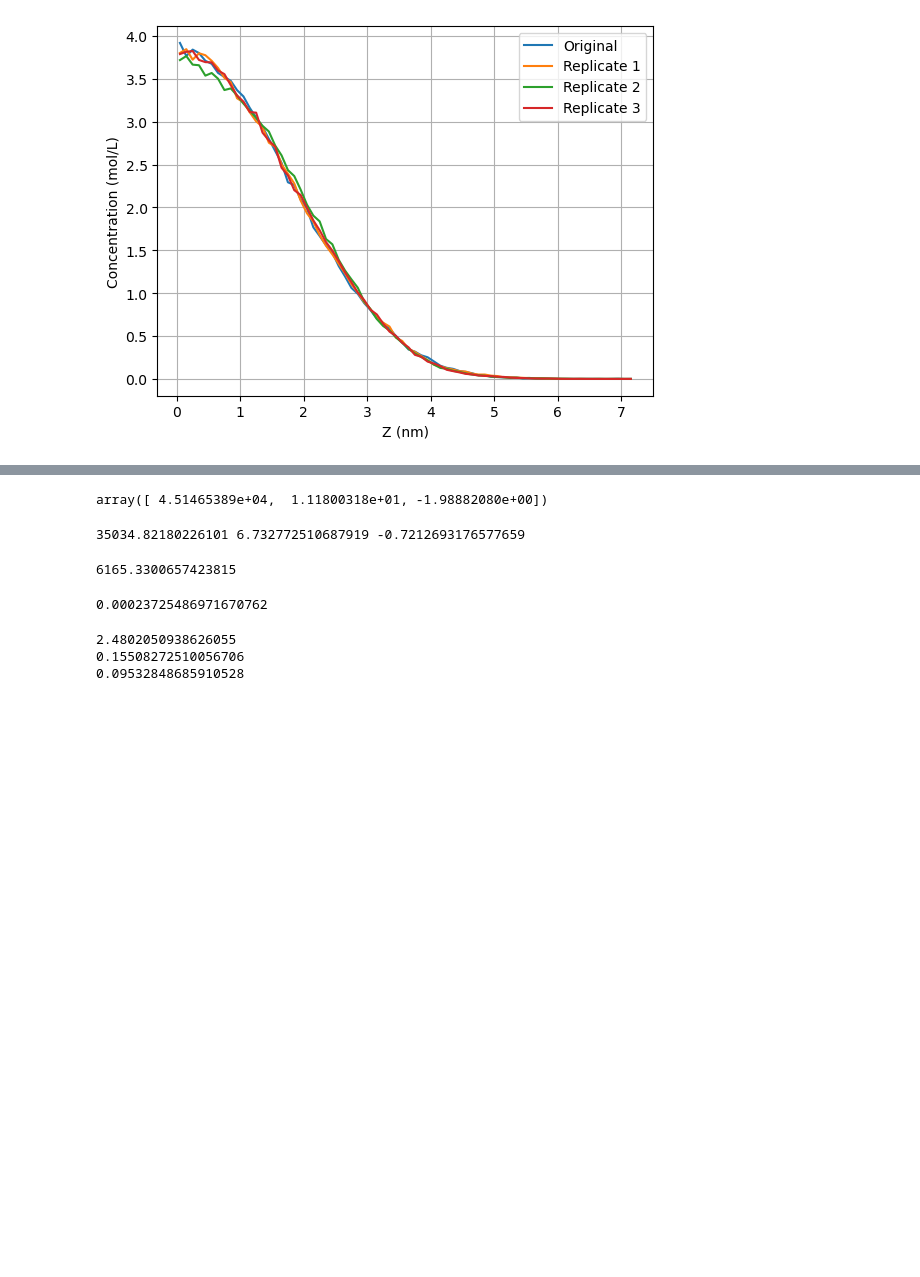
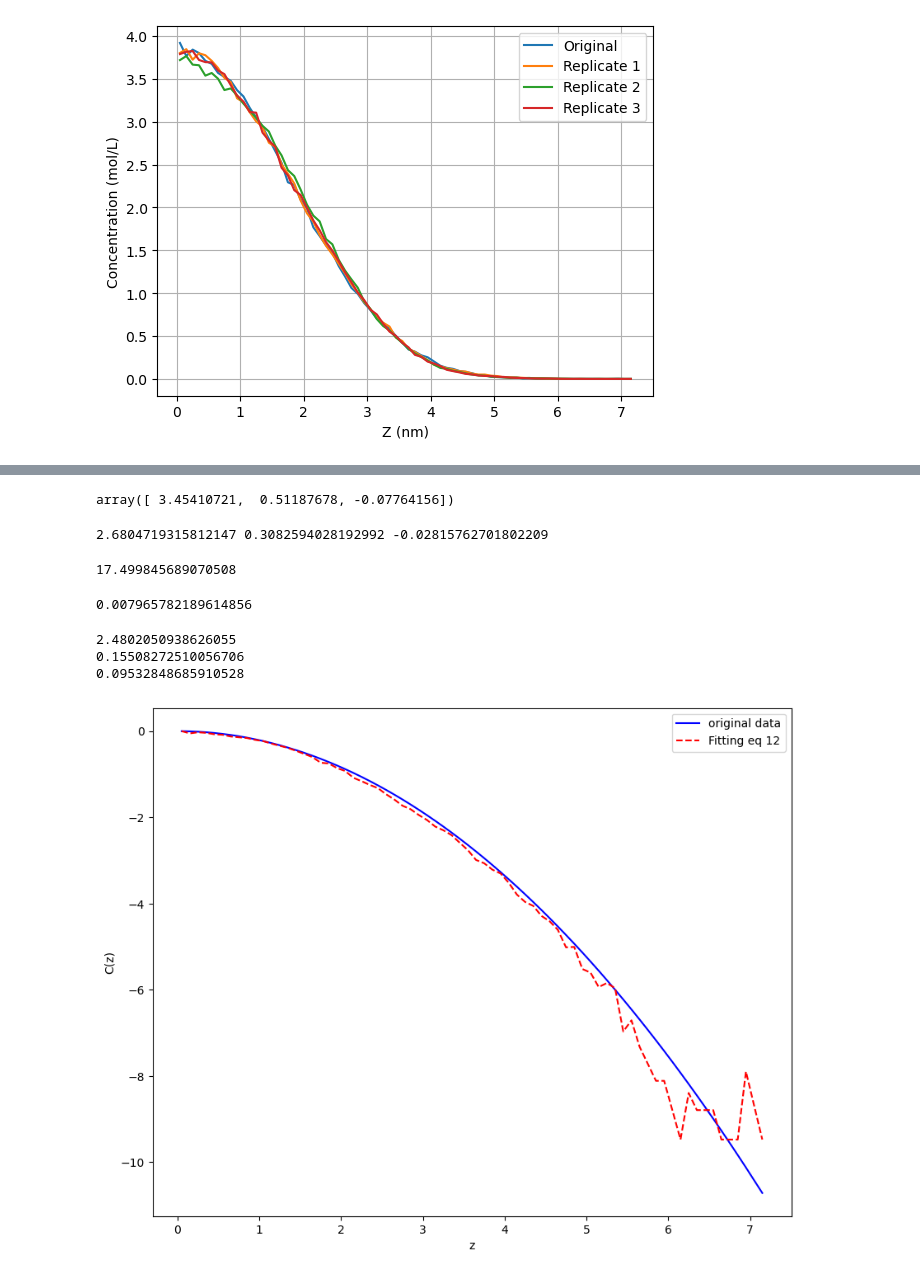
Before and after one commit to barmoral/forcebalance_hw, a Jupyter notebook: eq_12_fitting.ipynb, the cells around one changed output, grey strips where cells are left out. Cells and saved outputs as stored; diff of their text form; code cells hidden in the pictures; blank space fills up the shorter version.

Commit message:
fitting code works

```diff
--- a/eq_12_fitting.ipynb
+++ b/eq_12_fitting.ipynb
@@ -66,20 +74,20 @@ def calc_y(theta, x):
     ----------
     theta : list
         A list containing the three parameters to be fit, including B, alpha_1, alpha_2.
+    x : concentration list
     """
     A = 1.7964  # in M^(-1/2), value according to the SI
 
-    # Here we convert the units for A so that they are nm-based
+    # Converting the units for A so that they are nm-based
     conversion_factor = 1E24 / NA  # 1 nm^(-3) ~= 1.6605 M
-    # A /= (conversion_factor ** 0.5)
+    A /= (conversion_factor ** 0.5)
 
     B, alpha_1, alpha_2 = theta[0], theta[1], theta[2]  # all nm-based
     C_max = np.max(x)
-
-    term_1 = -np.log(x / C_max)
+    term_1 = np.log(x / C_max)
     term_2 = A * np.sqrt(C_max) / (1 + B * np.sqrt(C_max))
     term_3 = -A * np.sqrt(x) / (1 + B * np.sqrt(x))
-    term_4 = alpha_1 * (x - C_max) + alpha_2 * (x ** 2 - C_max ** 2)
+    term_4 = (alpha_1 * (x - C_max)) + (alpha_2 * (x ** 2 - C_max ** 2))
 
     y = term_1 + term_2 + term_3 + term_4
 
@@ -111,19 +119,20 @@ alpha_2 *= (conversion_factor ** (-2))  # units M^(-2)
 # %%
 result.x
 # %% [output]
-array([ 4.51465389e+04,  1.11800318e+01, -1.98882080e+00])
+array([ 3.45410721,  0.51187678, -0.07764156])
 # %%
 print(B, alpha_1, alpha_2)
+newtheta=(B, alpha_1, alpha_2)
 # %% [output]
-35034.82180226101 6.732772510687919 -0.7212693176577659
+2.6804719315812147 0.3082594028192992 -0.02815762701802209
 # %%
 result.cost
 # %% [output]
-6165.3300657423815
+17.499845689070508
 # %%
 result.optimality
 # %% [output]
-0.00023725486971670762
+0.007965782189614856
 # %%
 # nm-based answers
 print(1.9247 / (conversion_factor ** (-0.5)))
@@ -133,3 +142,14 @@ print(3.4572E-2 / (conversion_factor)**(-2))
 2.4802050938626055
 0.15508272510056706
 0.09532848685910528
+# %%
+# plot the results
+plt.figure(figsize = (10,8))
+plt.plot(z_0, y_values, 'b', label="original data")
+plt.plot(z_0, calc_y(newtheta,c_0), 'r--', label="Fitting eq 12")
+plt.xlabel('z')
+plt.ylabel('C(z)')
+plt.legend()
+plt.show()
+# %% [output]
+[figure, added]
```
Also changed, not shown: parts of 4 cells of this notebook.
